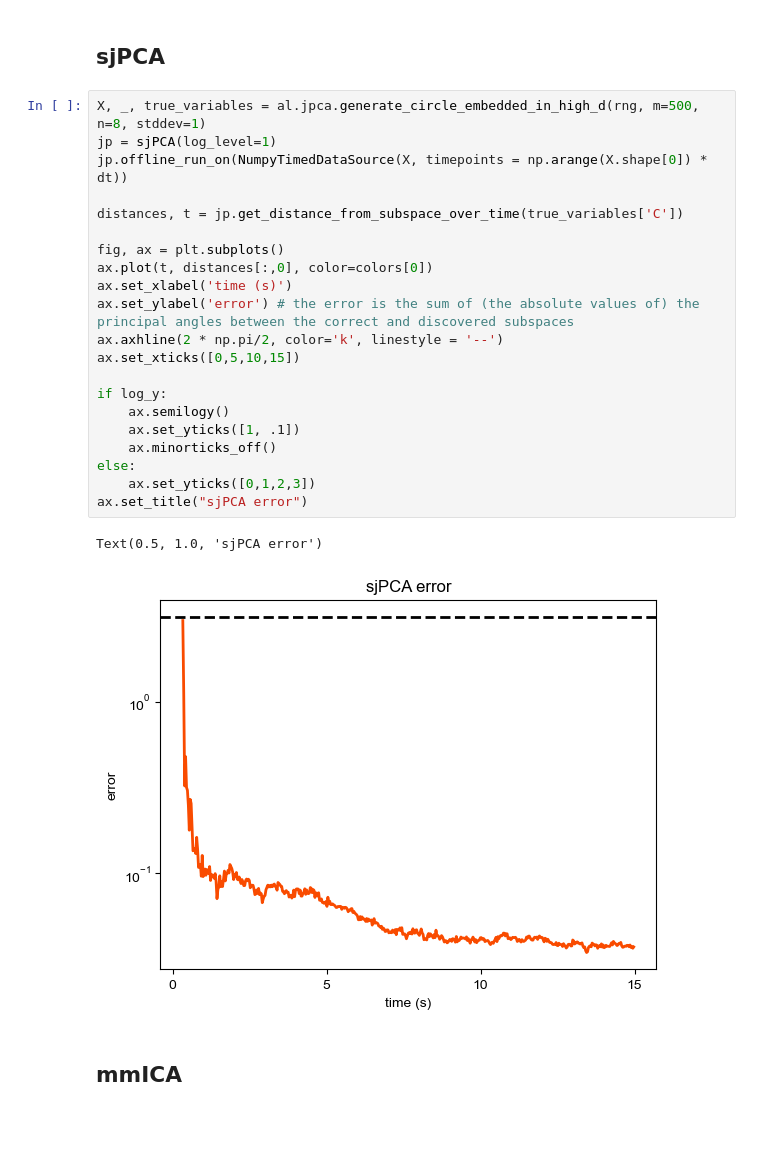
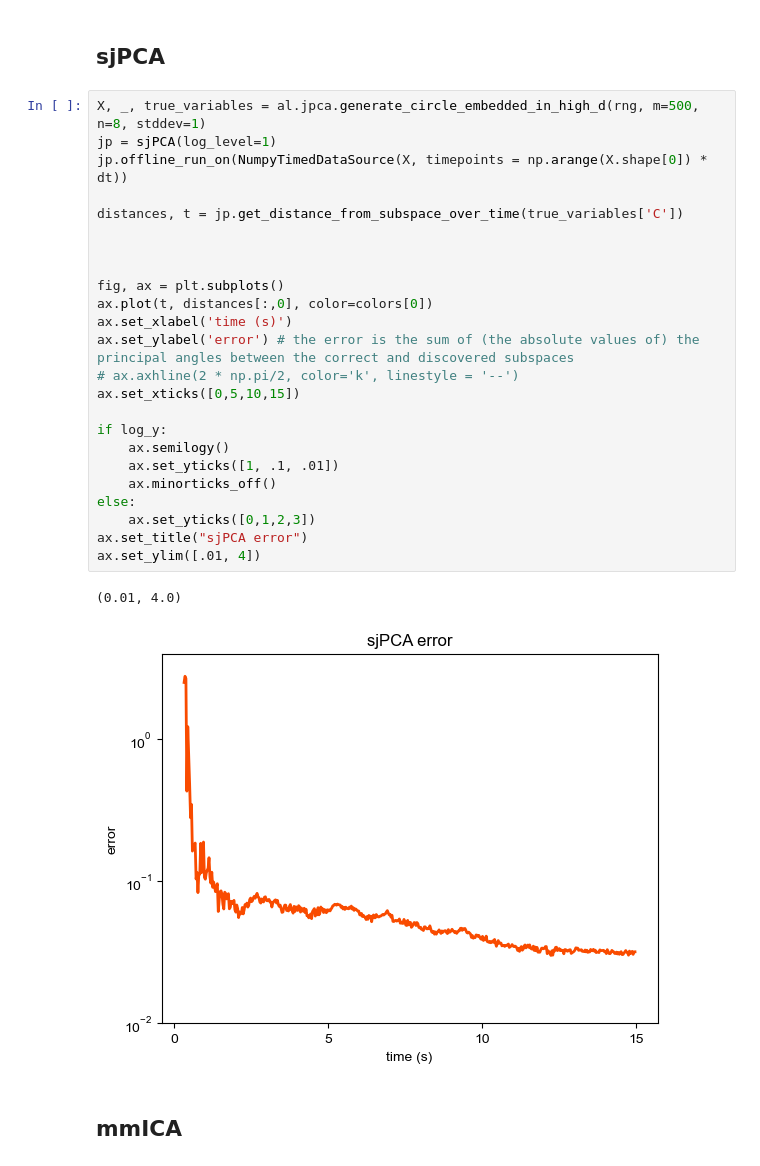
Before and after one commit to draeloslab/AdaptiveLatents, a Jupyter notebook: workspace/convergence_plots.ipynb, the cells around one changed output. Saved outputs shown, nothing was run; the diff lists cells and outputs as text; blank space fills up the shorter version.

```diff
--- a/workspace/convergence_plots.ipynb
+++ b/workspace/convergence_plots.ipynb
@@ -23,26 +24,29 @@ colors = ["#F94B00", "#2FA194", "#903F65"]
 # %%
 X, _, true_variables = al.jpca.generate_circle_embedded_in_high_d(rng, m=500, n=8, stddev=1)
 jp = sjPCA(log_level=1)
 jp.offline_run_on(NumpyTimedDataSource(X, timepoints = np.arange(X.shape[0]) * dt))
 
 distances, t = jp.get_distance_from_subspace_over_time(true_variables['C'])
 
+
+
 fig, ax = plt.subplots()
 ax.plot(t, distances[:,0], color=colors[0])
 ax.set_xlabel('time (s)')
 ax.set_ylabel('error') # the error is the sum of (the absolute values of) the principal angles between the correct and discovered subspaces
-ax.axhline(2 * np.pi/2, color='k', linestyle = '--')
+# ax.axhline(2 * np.pi/2, color='k', linestyle = '--')
 ax.set_xticks([0,5,10,15])
 
 if log_y:
     ax.semilogy()
-    ax.set_yticks([1, .1])
+    ax.set_yticks([1, .1, .01])
     ax.minorticks_off()
 else:
     ax.set_yticks([0,1,2,3])
 ax.set_title("sjPCA error")
+ax.set_ylim([.01, 4])
 # %% [output]
-Text(0.5, 1.0, 'sjPCA error')
+(0.01, 4.0)
-[figure, old version]
+[figure, new version]
 # %% [markdown]
 ## mmICA
```
Also changed, not shown: parts of 5 cells of this notebook, 1 other file.
